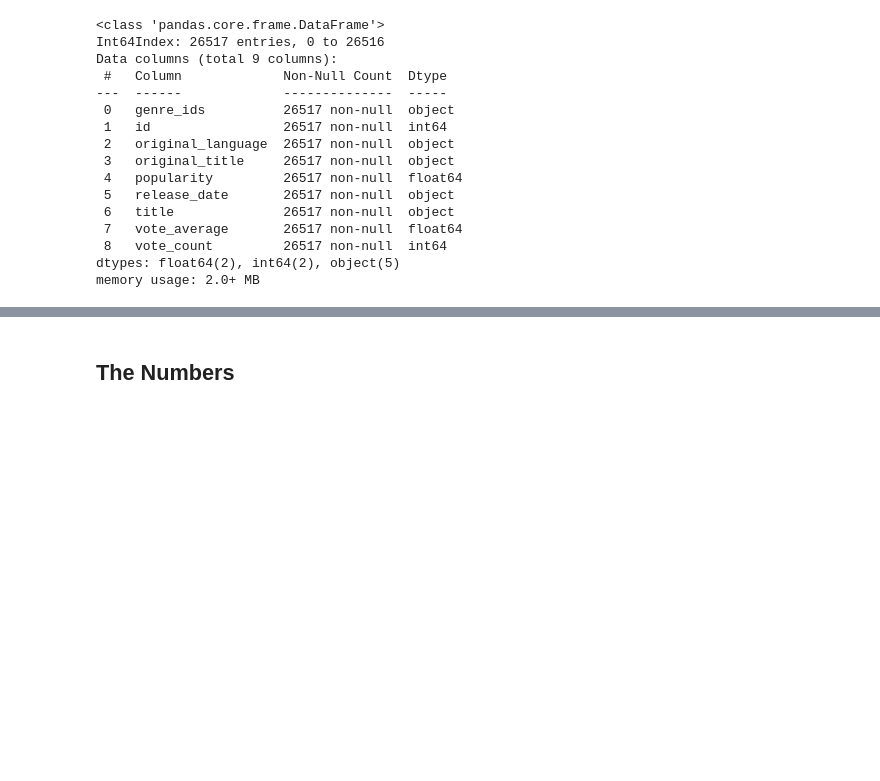
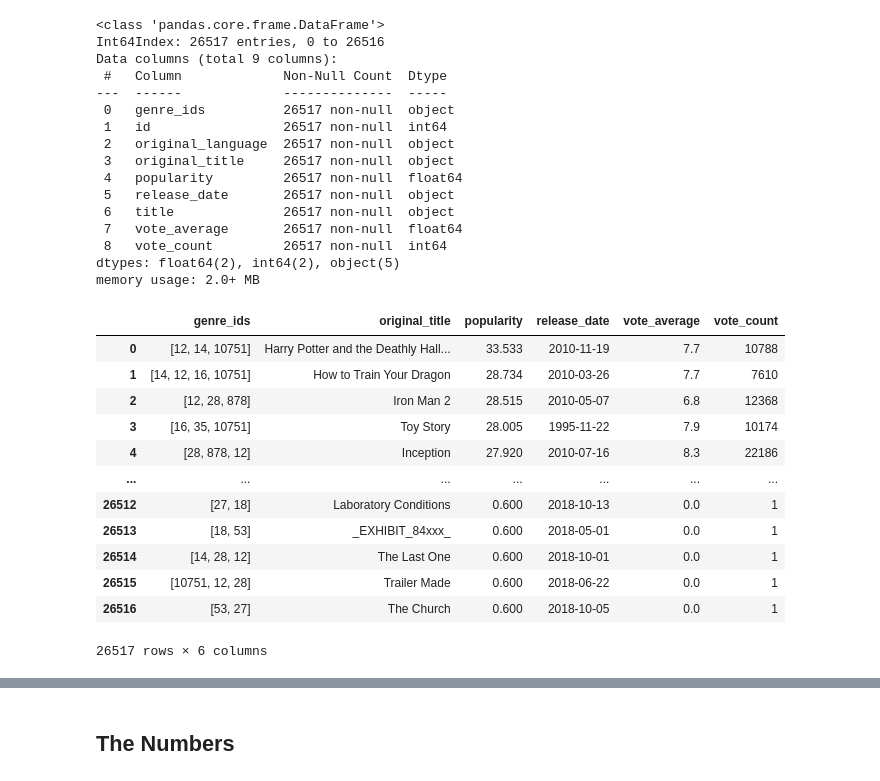
Before and after one commit to Wambui-T/Movie-Analysis-Project, a Jupyter notebook: student.ipynb, the cells around one changed output, grey strips where cells are left out. Saved outputs shown, nothing was run; the diff lists cells and outputs as text; code cells hidden in the pictures; blank space fills up the shorter version.

```diff
--- a/student.ipynb
+++ b/student.ipynb
@@ -127,3 +174,20 @@ Data columns (total 9 columns):
  8   vote_count         26517 non-null  int64
 dtypes: float64(2), int64(2), object(5)
 memory usage: 2.0+ MB
+# %%
+tmdb_df = tmdb_df.drop(["id", "original_language", "title"], axis=1)
+tmdb_df
+# %% [output]
+|  | genre_ids | original_title | popularity | release_date | vote_average | vote_count |
+| 0 | [12, 14, 10751] | Harry Potter and the Deathly Hall... | 33.533 | 2010-11-19 | 7.7 | 10788 |
+| 1 | [14, 12, 16, 10751] | How to Train Your Dragon | 28.734 | 2010-03-26 | 7.7 | 7610 |
+| 2 | [12, 28, 878] | Iron Man 2 | 28.515 | 2010-05-07 | 6.8 | 12368 |
+| 3 | [16, 35, 10751] | Toy Story | 28.005 | 1995-11-22 | 7.9 | 10174 |
+| 4 | [28, 878, 12] | Inception | 27.920 | 2010-07-16 | 8.3 | 22186 |
+| ... | ... | ... | ... | ... | ... | ... |
+| 26512 | [27, 18] | Laboratory Conditions | 0.600 | 2018-10-13 | 0.0 | 1 |
+| 26513 | [18, 53] | _EXHIBIT_84xxx_ | 0.600 | 2018-05-01 | 0.0 | 1 |
+| 26514 | [14, 28, 12] | The Last One | 0.600 | 2018-10-01 | 0.0 | 1 |
+| 26515 | [10751, 12, 28] | Trailer Made | 0.600 | 2018-06-22 | 0.0 | 1 |
+| 26516 | [53, 27] | The Church | 0.600 | 2018-10-05 | 0.0 | 1 |
+26517 rows × 6 columns
```
Also changed, not shown: parts of 19 cells of this notebook.
